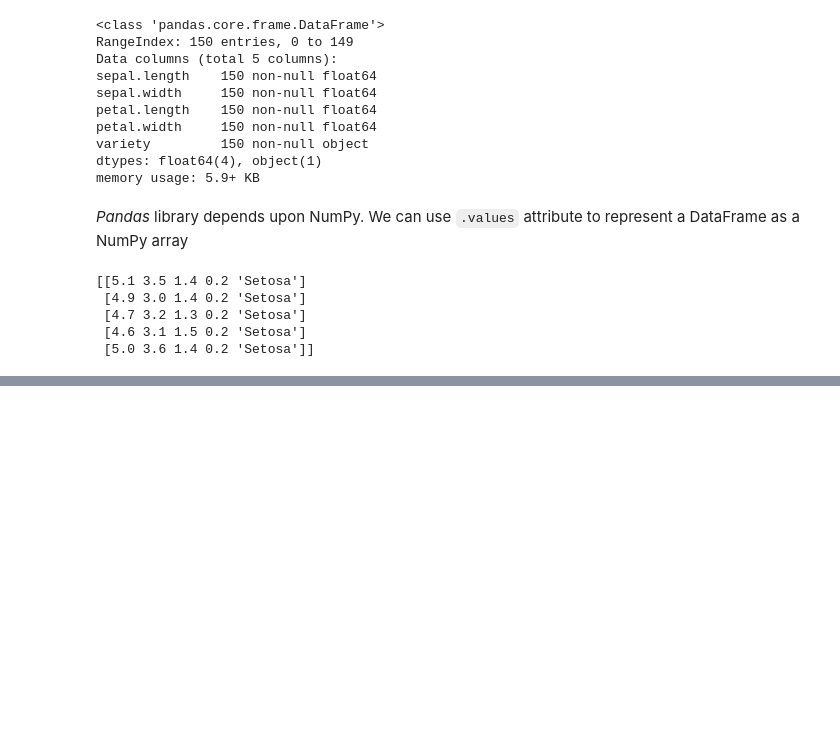
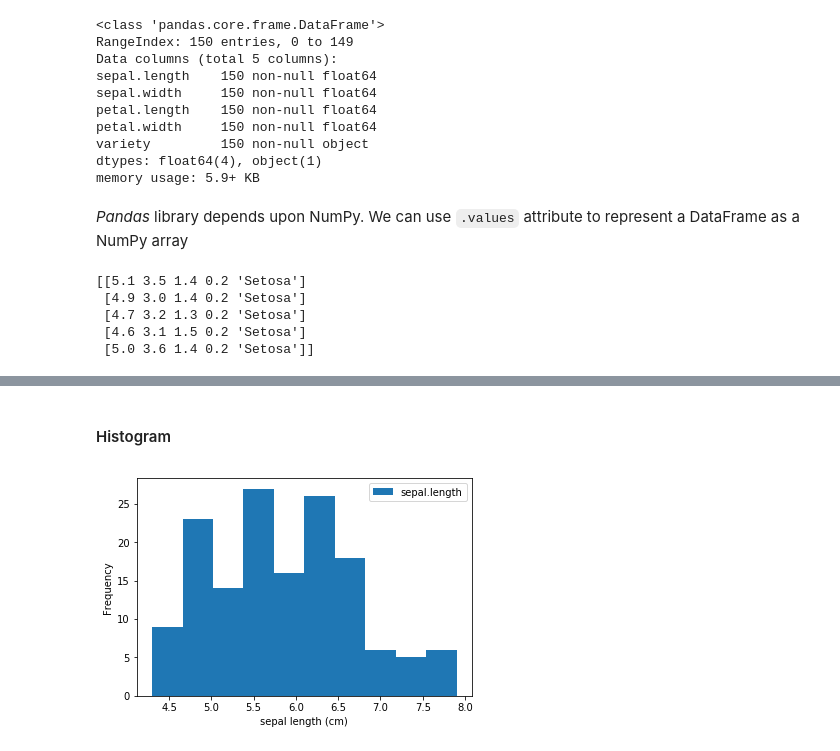
Before and after one commit to kaymal/python-teach, a Jupyter notebook: Python for Data Science/Data Analysis with Pandas.ipynb, the cells around one changed output, grey strips where cells are left out. Saved outputs shown, nothing was run; the diff lists cells and outputs as text; code cells hidden in the pictures; blank space fills up the shorter version.

```diff
--- a/Python for Data Science/Data Analysis with Pandas.ipynb
+++ b/Python for Data Science/Data Analysis with Pandas.ipynb
@@ -108,0 +212,8 @@ print(np_values[:5])
+# %% [markdown]
+#### Histogram
+# %%
+df.plot(y='sepal.length', kind='hist')
+In [16]: plt.xlabel('sepal length (cm)')
+In [17]: plt.show()
+# %% [output]
+[figure, added]
```
Also changed, not shown: parts of 30 cells of this notebook.
